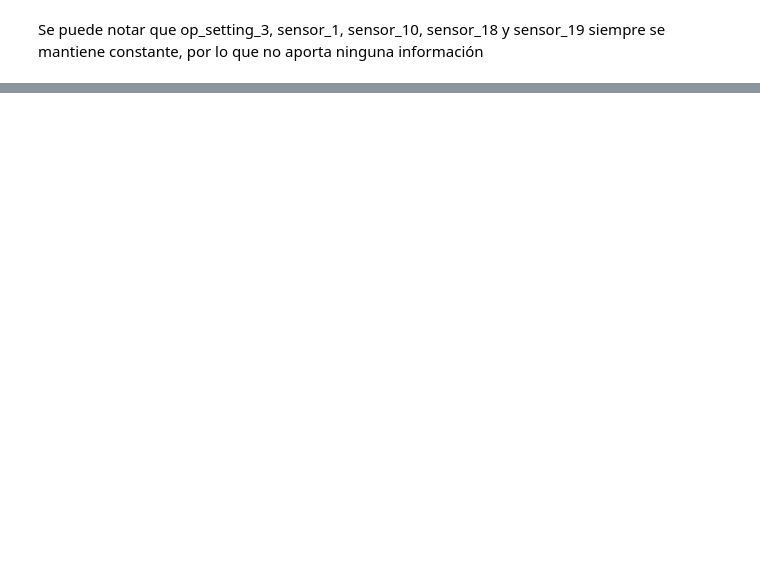
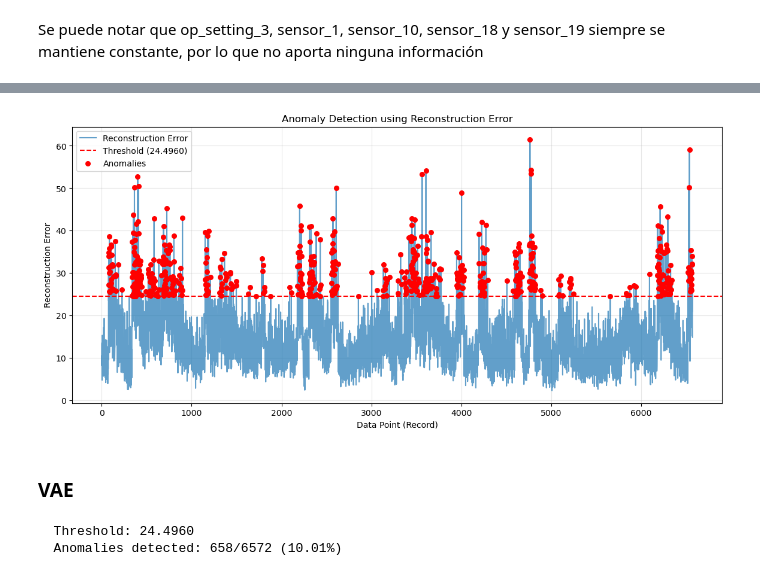
Before and after one commit to JuanPabloRodriguezC/rec_patrones_lab, a Jupyter notebook: Proyecto3/anomaly_detection_aero-engines.ipynb, the cells around one changed output, grey strips where cells are left out. Cells and saved outputs as stored; diff of their text form; code cells hidden in the pictures; blank space fills up the shorter version.

```diff
--- a/Proyecto3/anomaly_detection_aero-engines.ipynb
+++ b/Proyecto3/anomaly_detection_aero-engines.ipynb
@@ -212,0 +824,31 @@ print(df_good[['probabilidad_normal', 'anomalía']].head())
+# %%
+def plot_reconstruction_errors(errors, threshold, is_anomaly, save_path=None):
+    """
+    Plot reconstruction errors and anomaly threshold.
+
+    Args:
+        errors: Reconstruction errors
+        threshold: Anomaly threshold
+        is_anomaly: Boolean array indicating anomalies
+        save_path: Path to save figure (optional)
+    """
+    plt.figure(figsize=(14, 6))
+
+    plt.plot(errors, label='Reconstruction Error', alpha=0.7)
+    plt.axhline(y=threshold, color='r', linestyle='--', label=f'Threshold ({threshold:.4f})')
+
+    # Highlight anomalies
+    anomaly_indices = np.where(is_anomaly)[0]
+    plt.scatter(anomaly_indices, errors[anomaly_indices], color='red',
+                label='Anomalies', zorder=5, s=30)
+
+    plt.xlabel('Data Point (Record)')
+    plt.ylabel('Reconstruction Error')
+    plt.title('Anomaly Detection using Reconstruction Error')
+    plt.legend()
+    plt.grid(True, alpha=0.3)
+
+    if save_path:
+        plt.savefig(save_path, dpi=300, bbox_inches='tight')
+
+    plt.show()
@@ -212,0 +857,8 @@ print(df_good[['probabilidad_normal', 'anomalía']].head())
+# %%
+errors_train, threshold, is_anomaly_train = detect_anomalies(
+    model, X_train_data, 90
+)
+
+n_anomalies = np.sum(is_anomaly_train)
+print(f"  Threshold: {threshold:.4f}")
+print(f"  Anomalies detected: {n_anomalies}/{len(X_train_data)} ({100*n_anomalies/len(X_train_data):.2f}%)")
@@ -212,0 +877,20 @@ print(df_good[['probabilidad_normal', 'anomalía']].head())
+# %%
+plot_reconstruction_errors(
+    errors_train, threshold, is_anomaly_train,
+    save_path='reconstruction_errors.png'
+)
+# %% [output]
+[figure, added]
+# %% [markdown]
+### VAE
+# %%
+vae_errors_train, vae_threshold, vae_is_anomaly_train = detect_anomalies(
+    vae, X_train_data, 90
+)
+
+vae_n_anomalies = np.sum(vae_is_anomaly_train)
+print(f"  Threshold: {threshold:.4f}")
+print(f"  Anomalies detected: {vae_n_anomalies}/{len(X_train_data)} ({100*vae_n_anomalies/len(X_train_data):.2f}%)")
+# %% [output]
+  Threshold: 24.4960
+  Anomalies detected: 658/6572 (10.01%)
```
Also changed, not shown: parts of 42 cells of this notebook.
